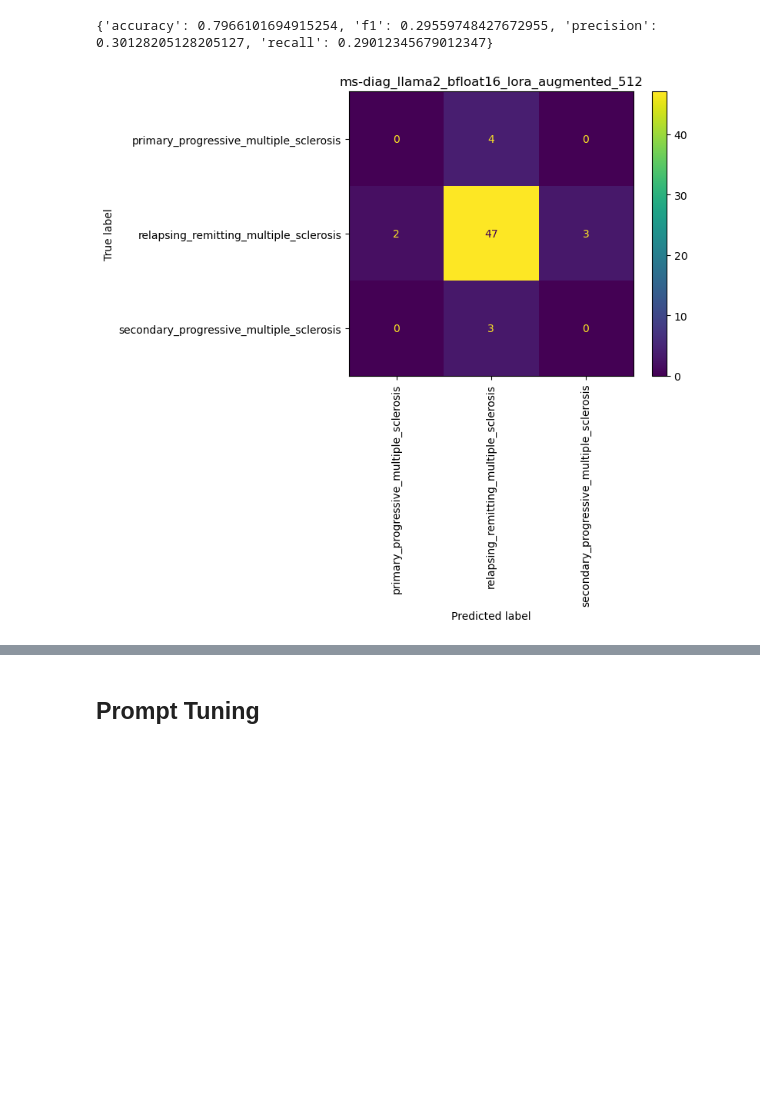
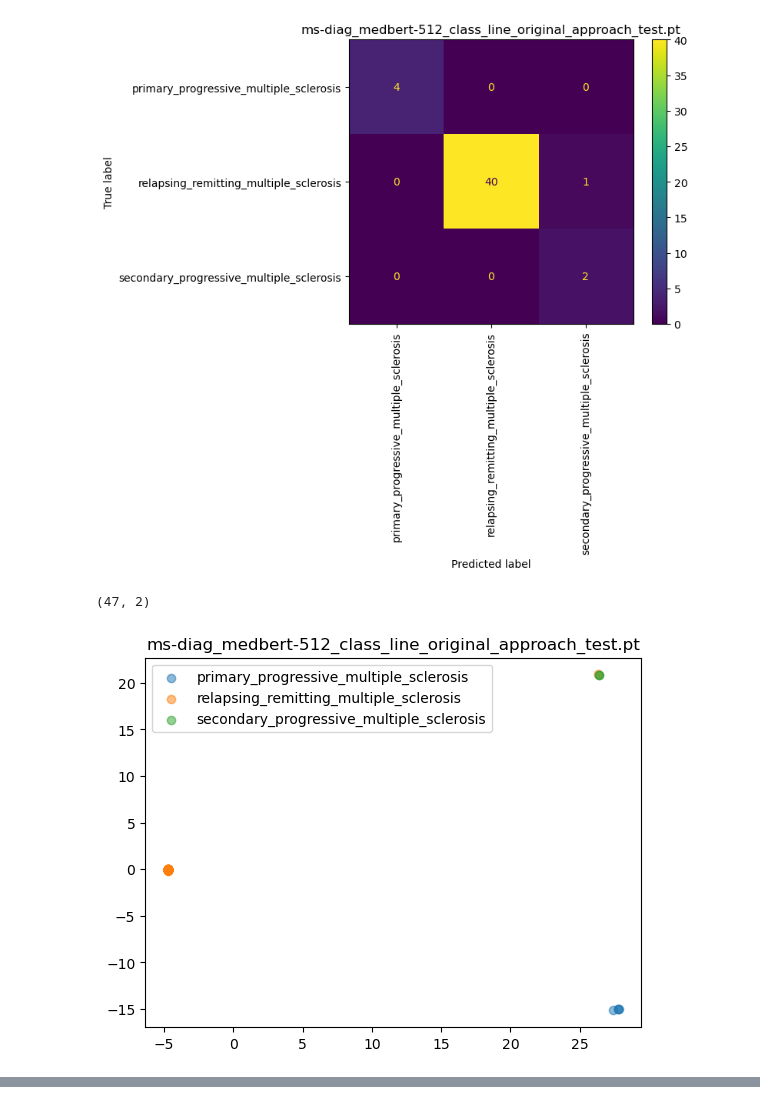
Before and after one commit to maregli/inf-extr, a Jupyter notebook: notebooks/ms-prediction/evaluation.ipynb, the cells around one changed output, grey strips where cells are left out. Drawn from its saved outputs; the diff is of its cells as text; code cells hidden in the pictures; blank space fills up the shorter version.

```diff
--- a/notebooks/ms-prediction/evaluation.ipynb
+++ b/notebooks/ms-prediction/evaluation.ipynb
@@ -69,5 +70,6 @@ plot_embeddings(embeddings, labels, title = "ms-diag_llama2_4bit_lora_augmented_
 # %%
-show_results("ms-diag_llama2_bfloat16_lora_augmented_512")
+show_results("ms-diag_medbert-512_class_line_original_approach_test.pt")
 # %% [output]
+[figure, new version]
-{'accuracy': 0.7966101694915254, 'f1': 0.29559748427672955, 'precision': 0.30128205128205127, 'recall': 0.29012345679012347}
+(47, 2)
-[figure, old version]
+[figure, added]
@@ -74,2 +89,0 @@ show_results("ms-diag_llama2_bfloat16_lora_augmented_512")
-# %% [markdown]
-## Prompt Tuning
```
Also changed, not shown: parts of 25 cells of this notebook, 40 other files.
